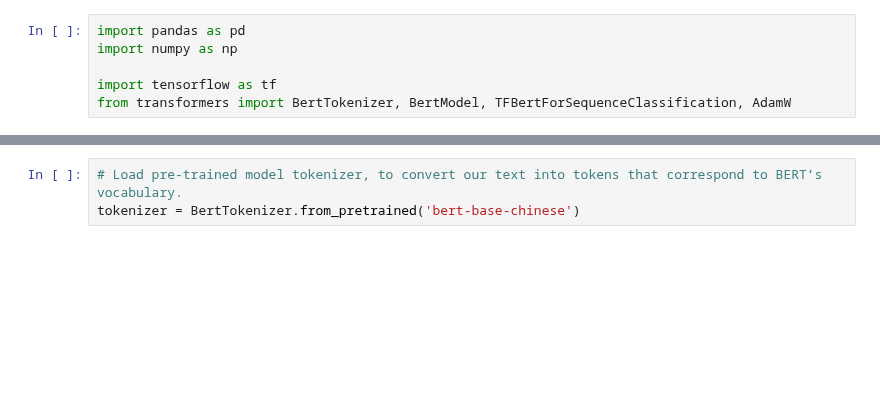
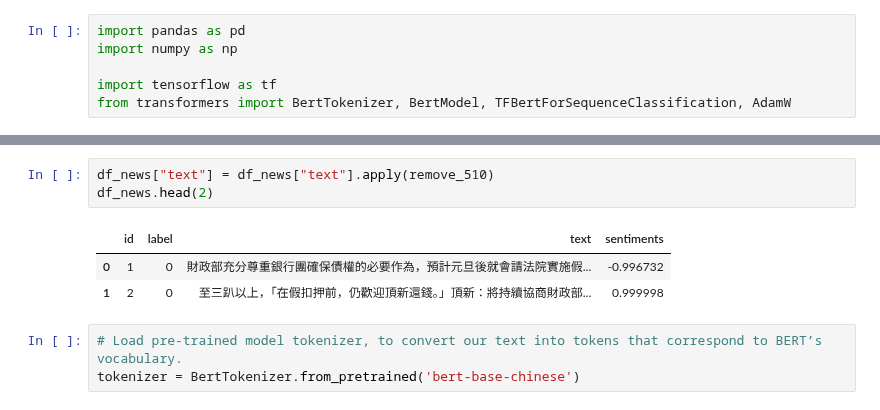
Before and after one commit to roccqqck/news_bert, a Jupyter notebook: 2.tokenize_tf_rtx2080ti.ipynb, the cells around one changed output, grey strips where cells are left out. Drawn from its saved outputs; the diff is of its cells as text; blank space fills up the shorter version.

```diff
--- a/2.tokenize_tf_rtx2080ti.ipynb
+++ b/2.tokenize_tf_rtx2080ti.ipynb
@@ -71,3 +78,10 @@ Name: label, dtype: int64
+# %%
+df_news["text"] = df_news["text"].apply(remove_510)
+df_news.head(2)
+# %% [output]
+|  | id | label | text | sentiments |
+| 0 | 1 | 0 | 財政部充分尊重銀行團確保債權的必要作為，預計元旦後就會請法院實施假... | -0.996732 |
+| 1 | 2 | 0 | 至三趴以上，「在假扣押前，仍歡迎頂新還錢。」頂新：將持續協商財政部... | 0.999998 |
 # %%
 # Load pre-trained model tokenizer, to convert our text into tokens that correspond to BERT’s vocabulary.
 tokenizer = BertTokenizer.from_pretrained('bert-base-chinese')
```
Also changed, not shown: parts of 18 cells of this notebook.
